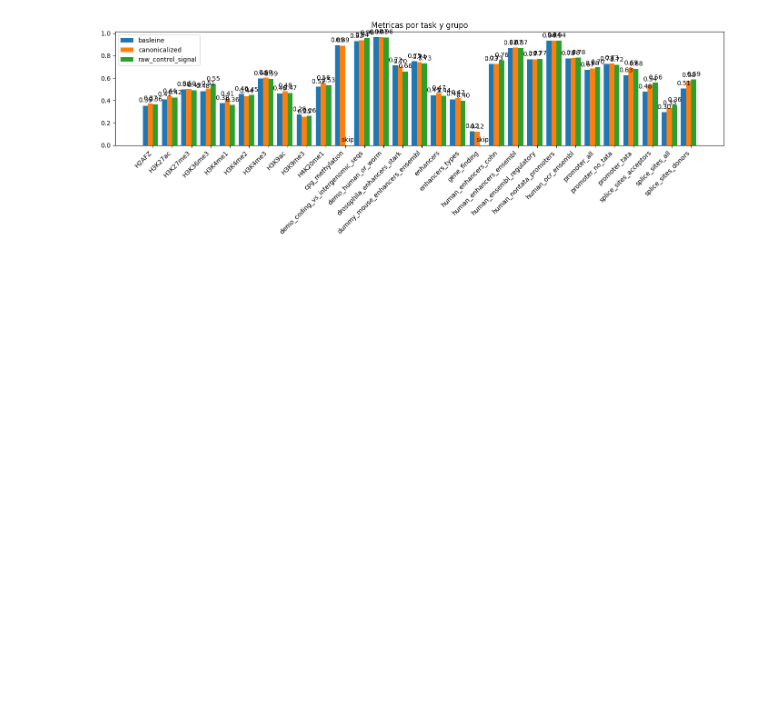
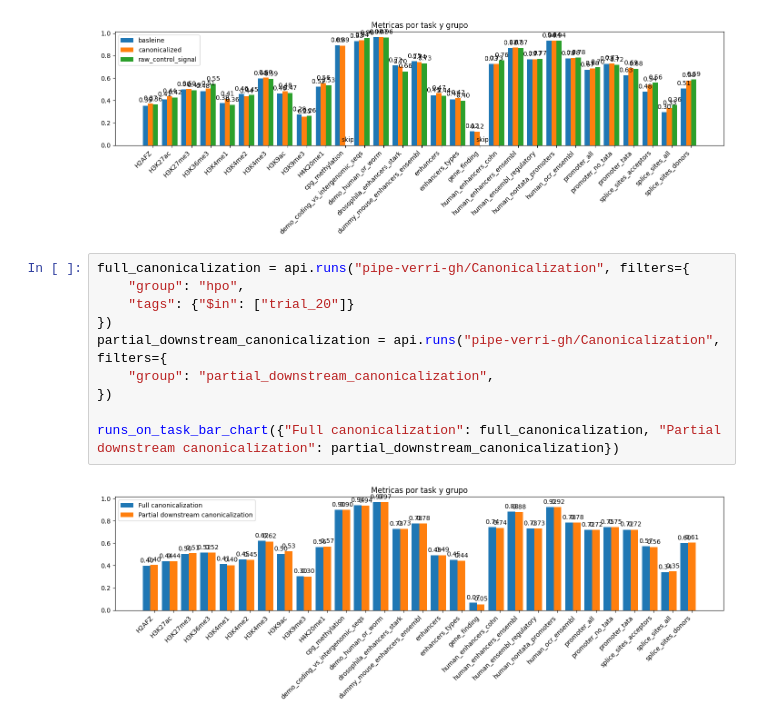
Before and after one commit to PipeVerri/Canonicalization, a Jupyter notebook: convnova/notebooks/wandb_analysis/control_signal_ablation.ipynb, the cells around one changed output. Saved outputs shown, nothing was run; the diff lists cells and outputs as text; blank space fills up the shorter version.

```diff
--- a/convnova/notebooks/wandb_analysis/control_signal_ablation.ipynb
+++ b/convnova/notebooks/wandb_analysis/control_signal_ablation.ipynb
@@ -101,3 +101,15 @@ baseline = api.runs("pipe-verri-gh/Canonicalization", filters={
 runs_on_task_bar_chart({"canonicalized": list(canonicalized) + list(hpo_runs), "raw_control_signal": raw_control_signal, "basleine": baseline})
 # %% [output]
 [figure]
+# %%
+full_canonicalization = api.runs("pipe-verri-gh/Canonicalization", filters={
+    "group": "hpo",
+    "tags": {"$in": ["trial_20"]}
+})
+partial_downstream_canonicalization = api.runs("pipe-verri-gh/Canonicalization", filters={
+    "group": "partial_downstream_canonicalization",
+})
+
+runs_on_task_bar_chart({"Full canonicalization": full_canonicalization, "Partial downstream canonicalization": partial_downstream_canonicalization})
+# %% [output]
+[figure, added]
```
Also changed, not shown: 39 other files.
